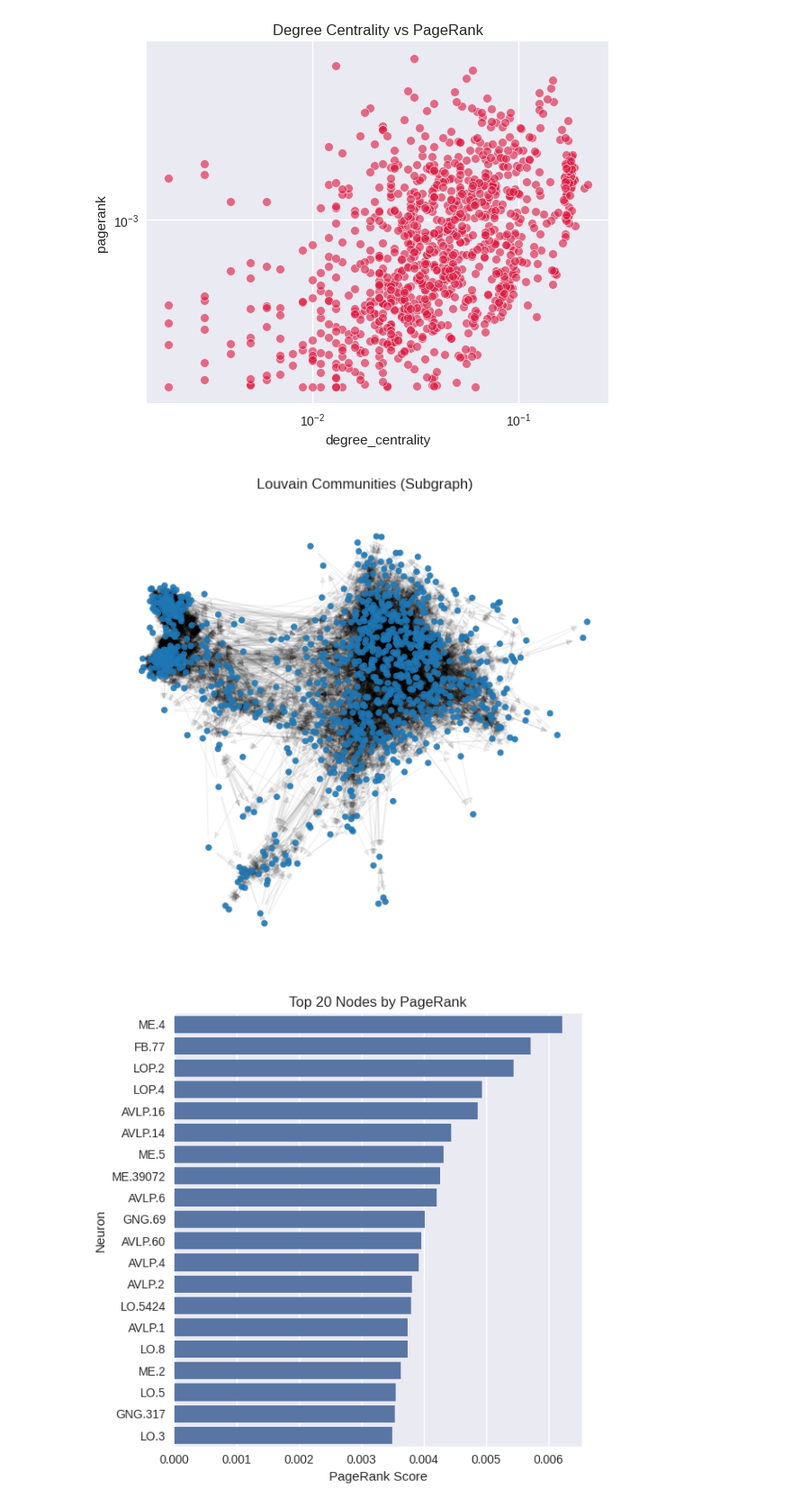
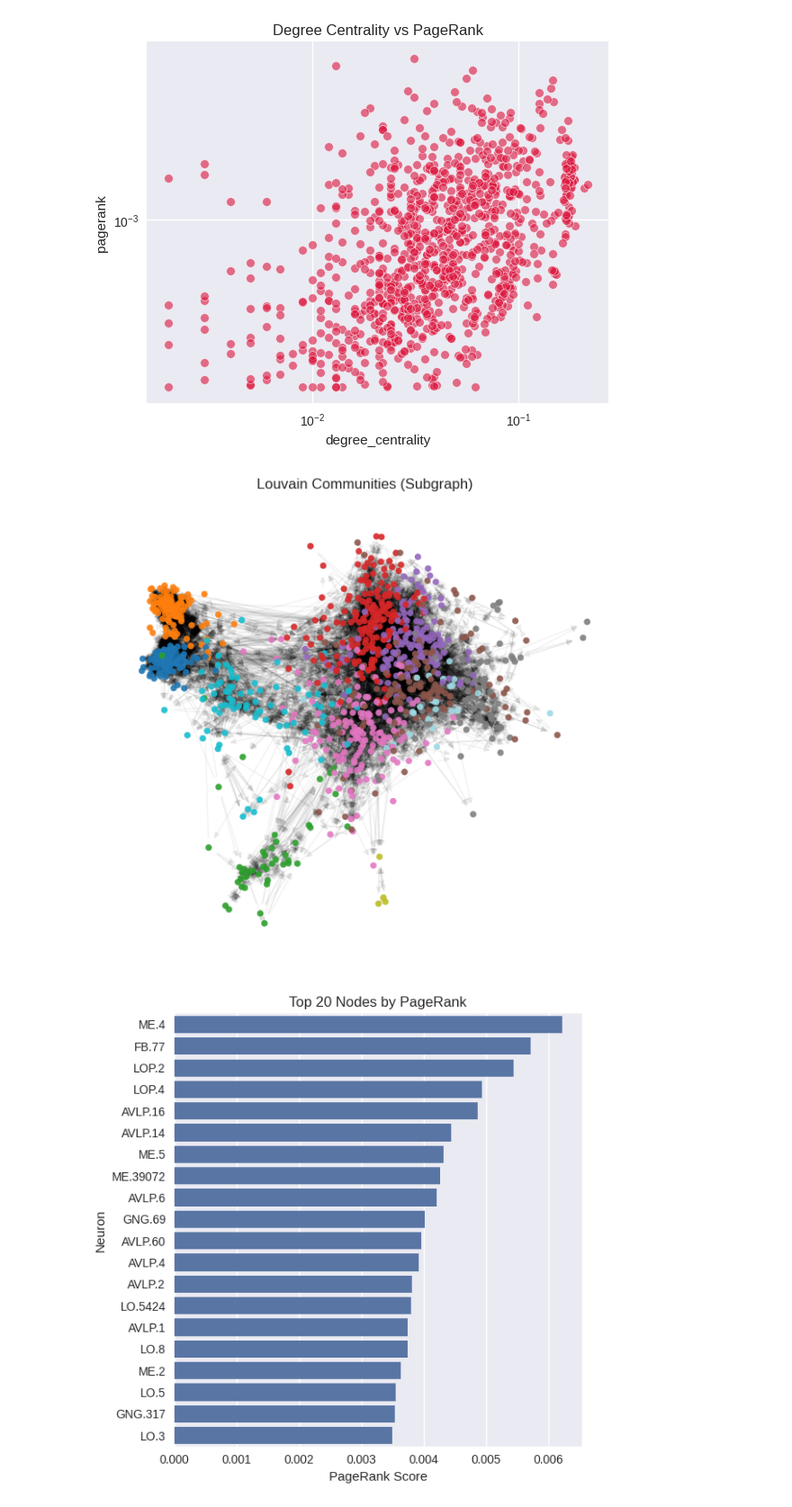
Before and after one commit to Banu-ozdeveci/flywire-connectome-analysis, a Jupyter notebook: notebooks/visualization.ipynb, the cells around one changed output. Shown: that part at 90% size. Cells and saved outputs as stored; diff of their text form; code cells hidden in the pictures.

Commit message:
fixed visualization refering nonexistent node attribute

```diff
--- a/notebooks/visualization.ipynb
+++ b/notebooks/visualization.ipynb
@@ -24,3 +24,16 @@ Loaded H: 1000 nodes, 28675 edges
 | 2 | 720575940606722249 | AL.45 | 0.182182 | 0.311880 | 0.000995 | 0.000171 | 0.001816 |
 | 3 | 720575940609282825 | AL.3 | 0.174174 | 0.316323 | 0.022744 | 0.000224 | 0.001811 |
 | 4 | 720575940610161091 | AL.80 | 0.175175 | 0.305828 | 0.000033 | 0.000135 | 0.001672 |
+# %%
+# Compute Louvain communities and store on nodes
+from networkx.algorithms.community import louvain_communities
+
+communities = louvain_communities(H, weight='weight', seed=42)
+node_comm = {}
+for cid, nodes in enumerate(communities):
+    for n in nodes:
+        node_comm[n] = cid
+nx.set_node_attributes(H, node_comm, 'community')
+
+sizes = [len(c) for c in communities]
+print(f'Detected {len(communities)} communities; largest size={max(sizes) if sizes else 0}')
@@ -75,23 +90,23 @@ plt.show()
 [figure]
 # %%
 # Get community ID for each node
-comms = [H.nodes[n].get("louvain", 0) for n in H.nodes()]
+comms = [H.nodes[n].get('community', 0) for n in H.nodes()]
 pos = nx.spring_layout(H, seed=42, k=0.15)
 
 plt.figure(figsize=(8,7))
 nx.draw_networkx_nodes(
     H, pos,
     node_color=comms,
-    cmap="tab20",
+    cmap='tab20',
     node_size=25,
     alpha=0.9
-)
+ )
 nx.draw_networkx_edges(H, pos, alpha=0.05)
-plt.title("Louvain Communities (Subgraph)")
-plt.axis("off")
+plt.title('Louvain Communities (Subgraph)')
+plt.axis('off')
 plt.show()
 # %% [output]
-[figure, old version]
+[figure, new version]
 # %%
 #Top Pagerank nodes
 top_pagerank = cent_df.sort_values("pagerank", ascending=False).head(20)
```
Also changed, not shown: parts of 1 cell of this notebook.
